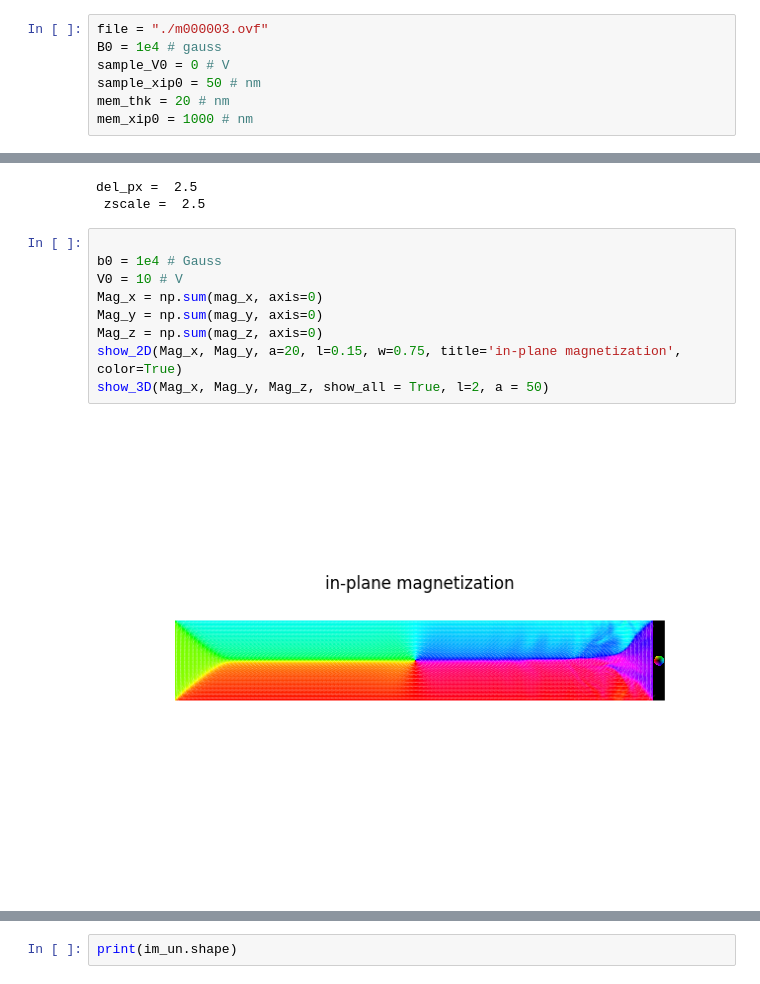
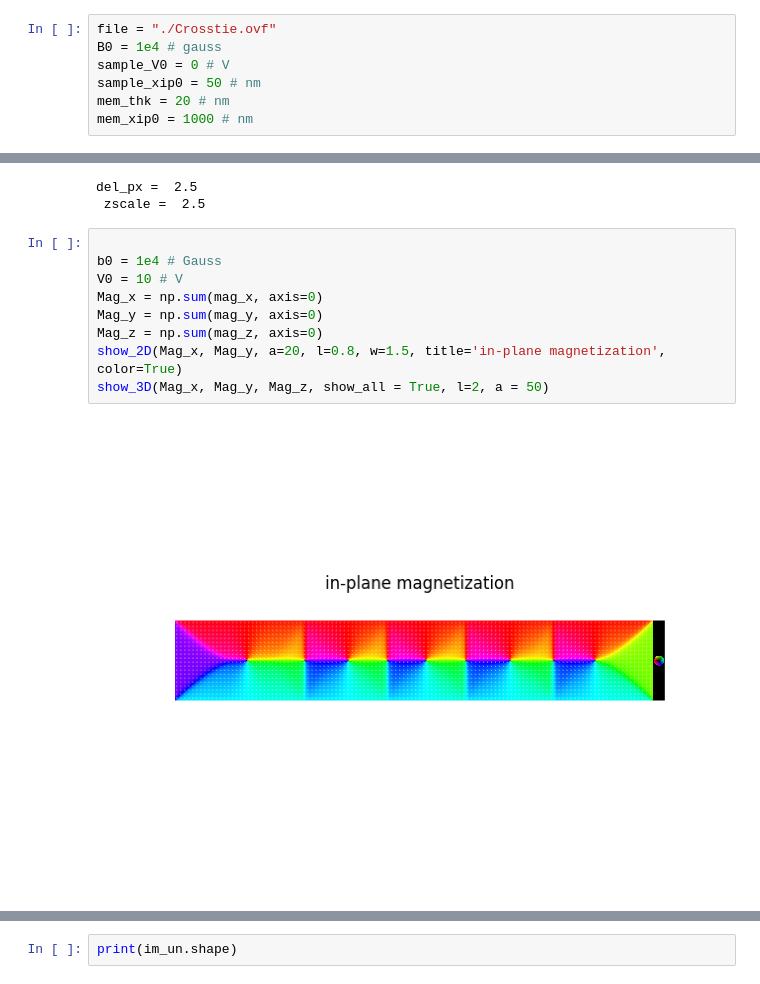
Before and after one commit to HarrismLiuch/PyLorentz, a Jupyter notebook: sw_simulation/sw_sim_LTEM.ipynb, the cells around one changed output, grey strips where cells are left out. Drawn from its saved outputs; the diff is of its cells as text.

```diff
--- a/sw_simulation/sw_sim_LTEM.ipynb
+++ b/sw_simulation/sw_sim_LTEM.ipynb
@@ -10,7 +10,7 @@ import numpy as np
 
 %matplotlib widget
 # %%
-file = "./m000003.ovf"
+file = "./Crosstie.ovf"
 B0 = 1e4 # gauss
 sample_V0 = 0 # V
 sample_xip0 = 50 # nm
@@ -82,11 +82,11 @@ del_px =  2.5
 # %%
 
 b0 = 1e4 # Gauss
 V0 = 10 # V
 Mag_x = np.sum(mag_x, axis=0)
 Mag_y = np.sum(mag_y, axis=0)
 Mag_z = np.sum(mag_z, axis=0)
-show_2D(Mag_x, Mag_y, a=20, l=0.15, w=0.75, title='in-plane magnetization', color=True)
+show_2D(Mag_x, Mag_y, a=20, l=0.8, w=1.5, title='in-plane magnetization', color=True)
 show_3D(Mag_x, Mag_y, Mag_z, show_all = True, l=2, a = 50)
 # %% [output]
-[figure, old version]
+[figure, new version]
```
Also changed, not shown: parts of 8 cells of this notebook.
